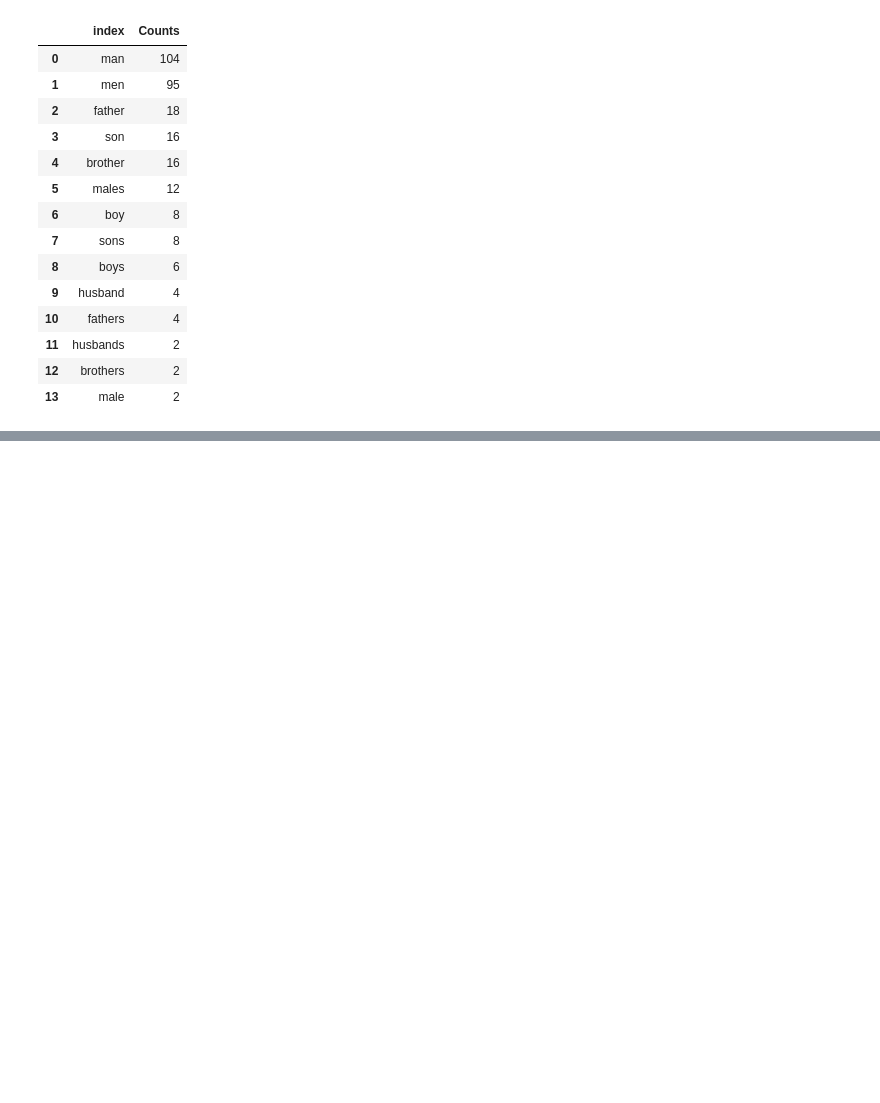
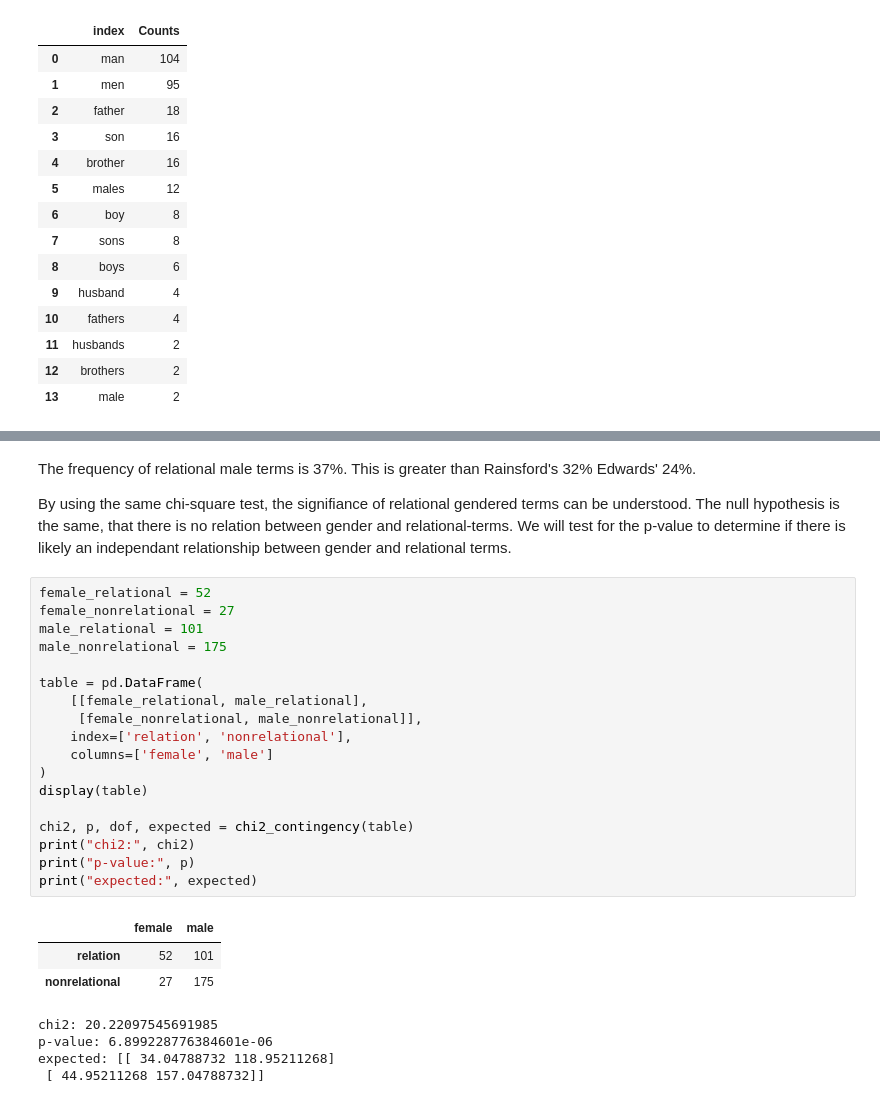
Before and after one commit to Gabi-pearl/Milestone3, a Jupyter notebook: Final_Project_.ipynb, the cells around one changed output, grey strips where cells are left out. Saved outputs shown, nothing was run; the diff lists cells and outputs as text; blank space fills up the shorter version.

```diff
--- a/Final_Project_.ipynb
+++ b/Final_Project_.ipynb
@@ -332,0 +793,30 @@ Top mentions of male-related terms:
+# %% [markdown]
+The frequency of relational male terms is 37%. This is greater than Rainsford's 32% Edwards' 24%.
+
+By using the same chi-square test, the signifiance of relational gendered terms can be understood. The null hypothesis is the same, that there is no relation between gender and relational-terms. We will test for the p-value to determine if there is likely an independant relationship between gender and relational terms.
+# %%
+female_relational = 52
+female_nonrelational = 27
+male_relational = 101
+male_nonrelational = 175
+
+table = pd.DataFrame(
+    [[female_relational, male_relational],
+     [female_nonrelational, male_nonrelational]],
+    index=['relation', 'nonrelational'],
+    columns=['female', 'male']
+)
+display(table)
+
+chi2, p, dof, expected = chi2_contingency(table)
+print("chi2:", chi2)
+print("p-value:", p)
+print("expected:", expected)
+# %% [output]
+|  | female | male |
+| relation | 52 | 101 |
+| nonrelational | 27 | 175 |
+chi2: 20.22097545691985
+p-value: 6.899228776384601e-06
+expected: [[ 34.04788732 118.95211268]
+ [ 44.95211268 157.04788732]]
```
Also changed, not shown: parts of 104 cells of this notebook, 4 other files.
